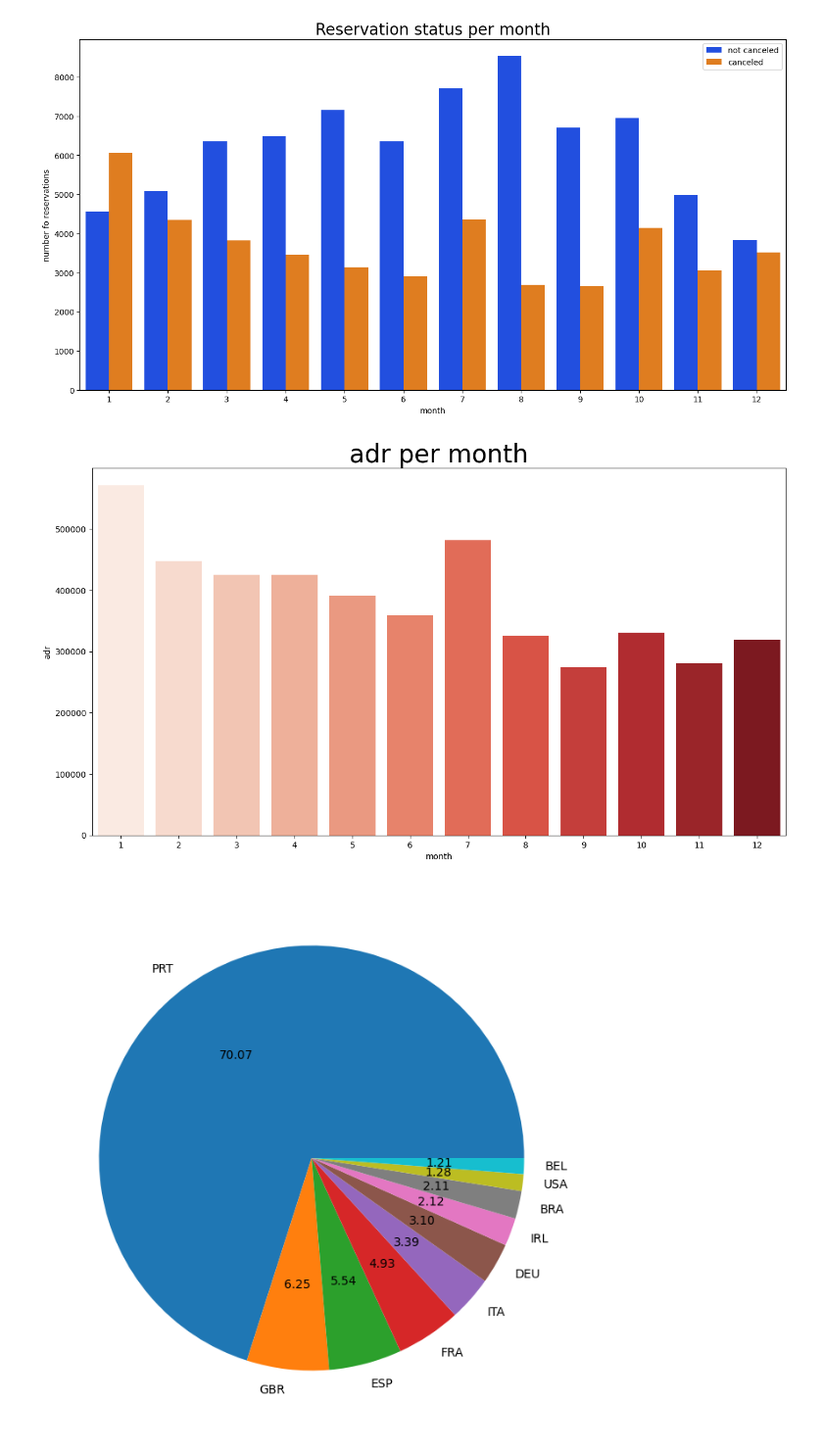
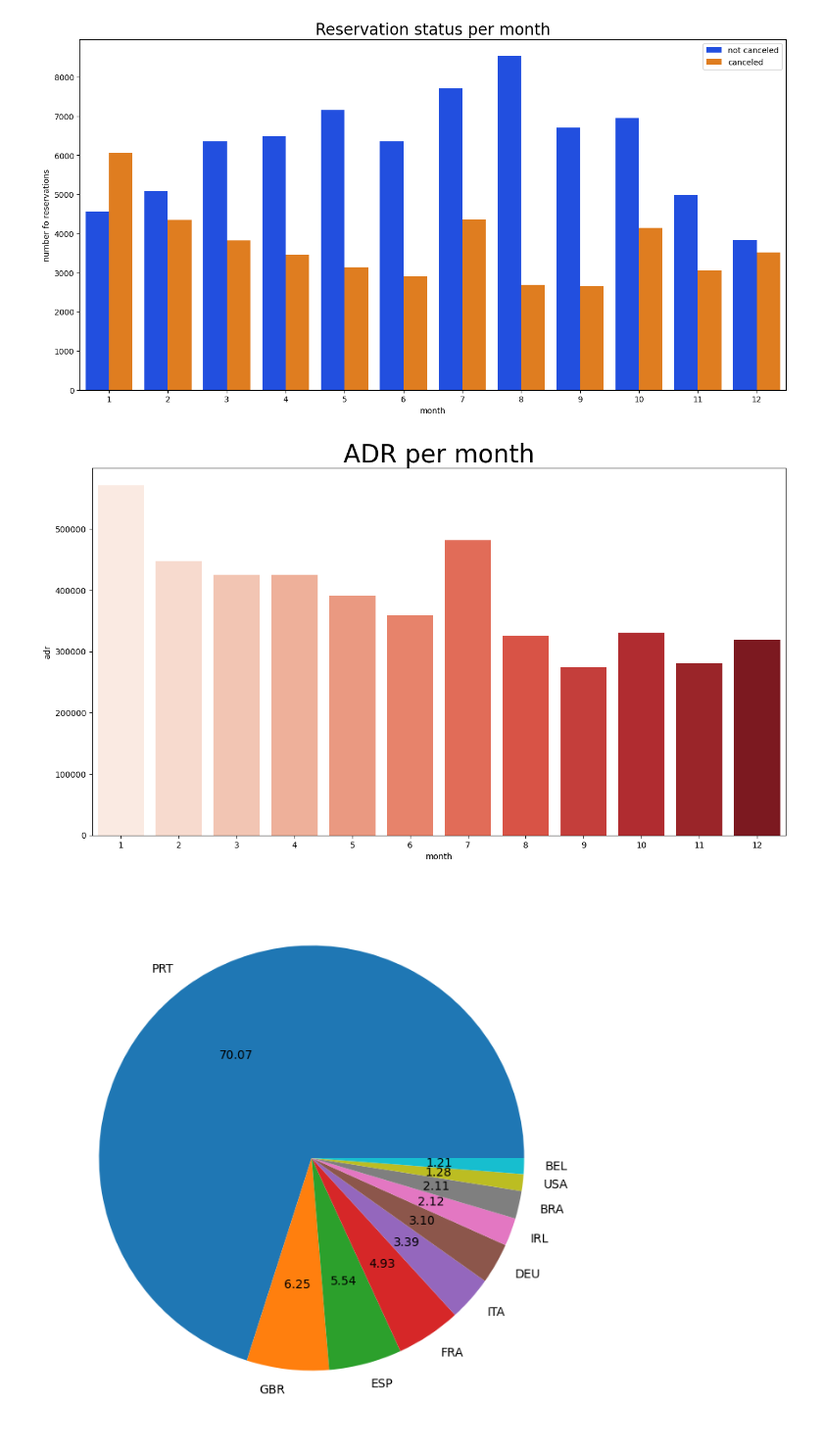
Before and after one commit to KKaranSinghh/Python-Youtube, a Jupyter notebook: Projects/Hotelbooking.ipynb, the cells around one changed output. Shown: that part at 98% size. Drawn from its saved outputs; the diff is of its cells as text; code cells hidden in the pictures.

```diff
--- a/Projects/Hotelbooking.ipynb
+++ b/Projects/Hotelbooking.ipynb
@@ -316,12 +315,12 @@ plt.show
 # %%
 # rates of each month
 
 plt.figure(figsize= (15,8))
-plt.title('adr per month', fontsize= 30)
+plt.title('ADR per month', fontsize= 30)
 sns.barplot(x='month', y='adr', data=df[df['is_canceled'] == 1].groupby('month')[['adr']].sum().reset_index(), palette='Reds')
 plt.show()
 # %% [output]
-[figure, old version]
+[figure, new version]
 # %%
 # cancelation rates basis of counteries ( top 10 countries)
 
```
Also changed, not shown: parts of 5 cells of this notebook.
